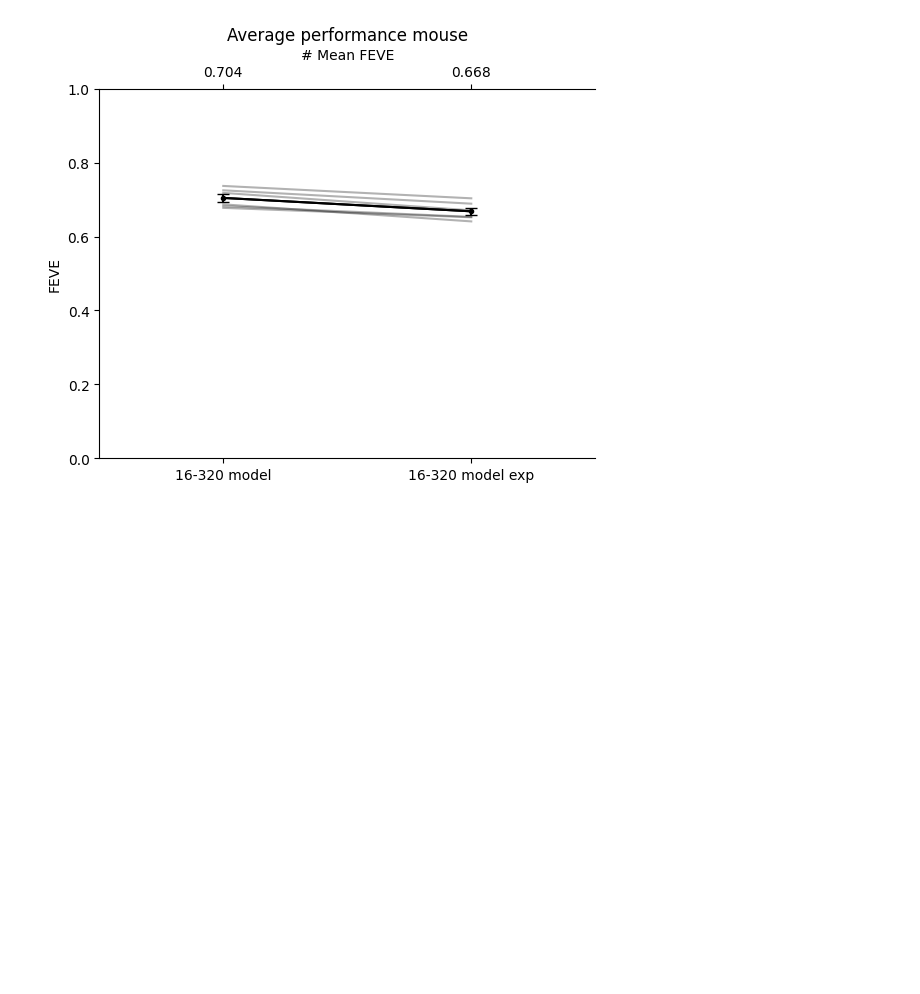
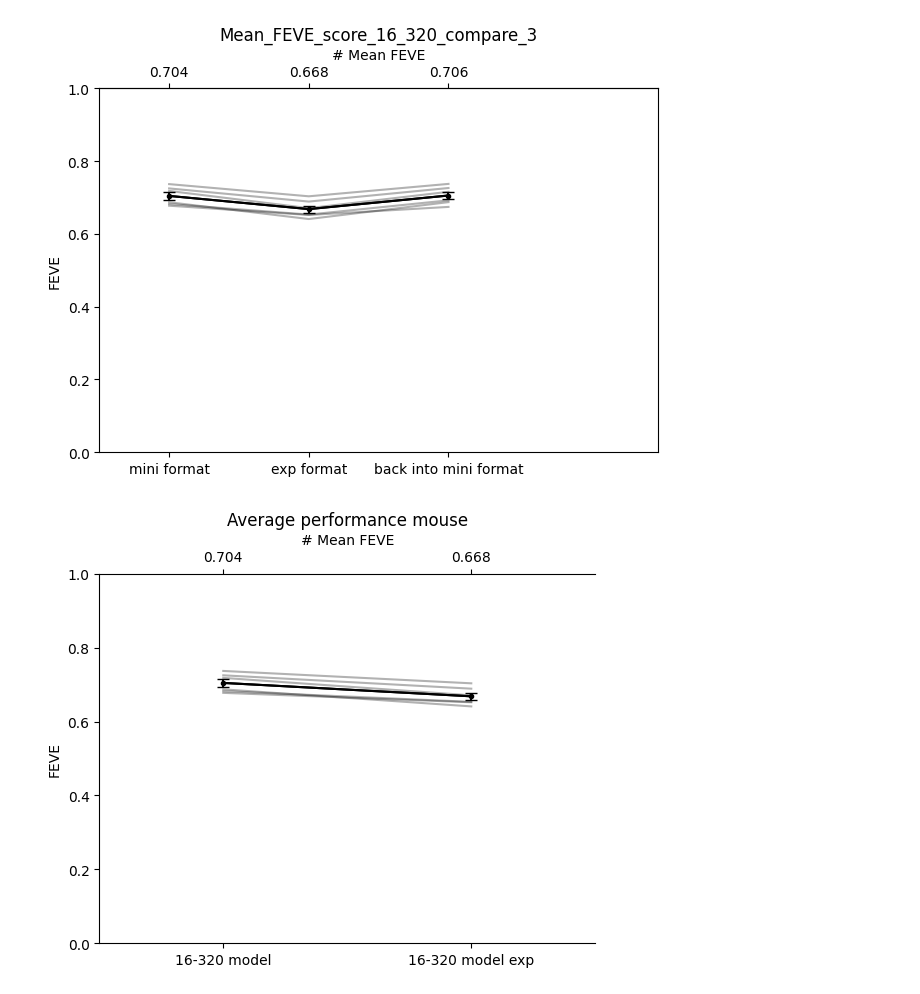
Before and after one commit to NAMAR4/minimodel, a Jupyter notebook: internship/comparisson_to_exp_plotting.ipynb, the cells around one changed output. Saved outputs shown, nothing was run; the diff lists cells and outputs as text; code cells hidden in the pictures; blank space fills up the shorter version.

```diff
--- a/internship/comparisson_to_exp_plotting.ipynb
+++ b/internship/comparisson_to_exp_plotting.ipynb
@@ -118,3 +182,10 @@ feve mice exp:  [0.6531689  0.70336217 0.68886322 0.64089203 0.65206587 0.670807
+# %%
+feve_scores = [feve_mice, feve_mice_exp, feve_mice_exp_transformed_back]
+tick_labels = ['mini format', 'exp format', "back into mini format"]
+title = "Mean_FEVE_score_16_320_compare_3"
+plot_16_320(feve_scores, tick_labels, title)
+# %% [output]
+[figure, added]
 # %%
 for mice_id in range(0,6):
     y = [feve_mice[mice_id], feve_mice_exp[mice_id]]
```
Also changed, not shown: parts of 5 cells of this notebook, 6 other files.
